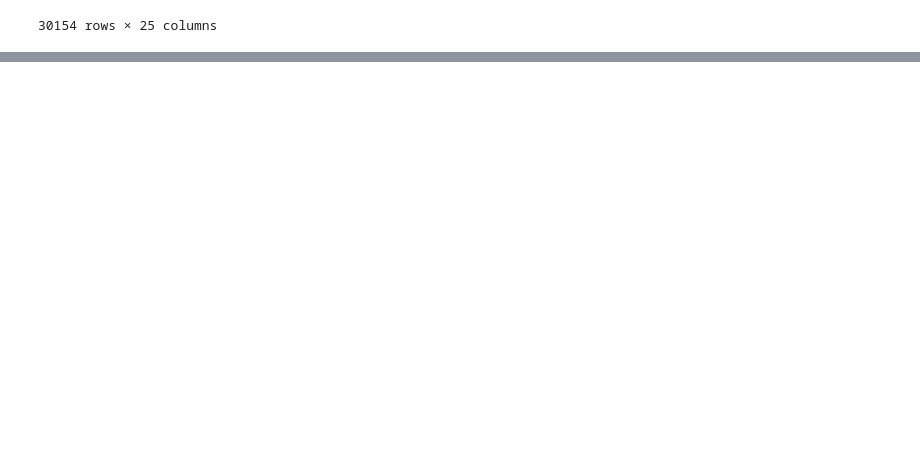
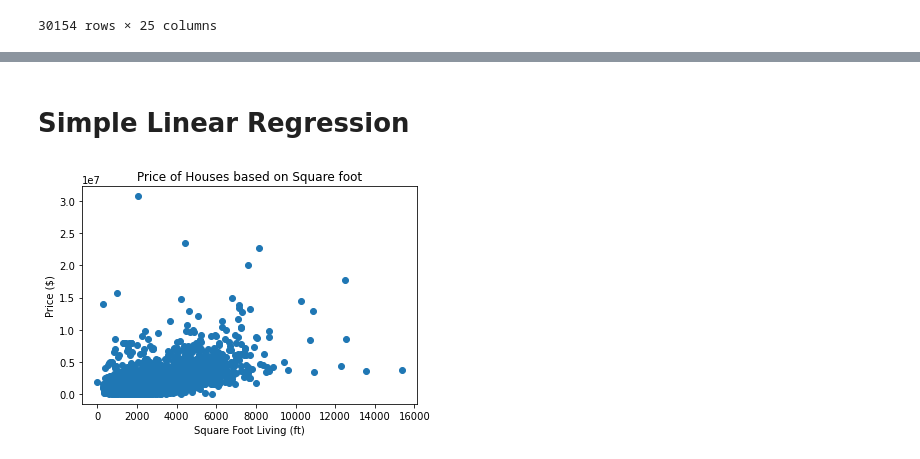
Before and after one commit to drykvf/Housing-Project, a Jupyter notebook: Alvaro's Code.ipynb, the cells around one changed output, grey strips where cells are left out. Cells and saved outputs as stored; diff of their text form; code cells hidden in the pictures; blank space fills up the shorter version.

```diff
--- a/Alvaro's Code.ipynb
+++ b/Alvaro's Code.ipynb
@@ -104,0 +109,3 @@ df.dropna()
+# %%
+df_1 = df.dropna()
+df_1
@@ -104,0 +159,16 @@ df.dropna()
+# %% [markdown]
+# Simple Linear Regression
+# %%
+y = df_1['price']
+X = pd.DataFrame(df_1['sqft_living'])
+# %%
+fig, ax = plt.subplots()
+ax.scatter(X,y);
+
+ax.set_xlabel('Square Foot Living (ft)')
+ax.set_ylabel('Price ($)')
+ax.set_title('Price of Houses based on Square foot')
+
+plt.show()
+# %% [output]
+[figure, added]
```
Also changed, not shown: parts of 15 cells of this notebook.
